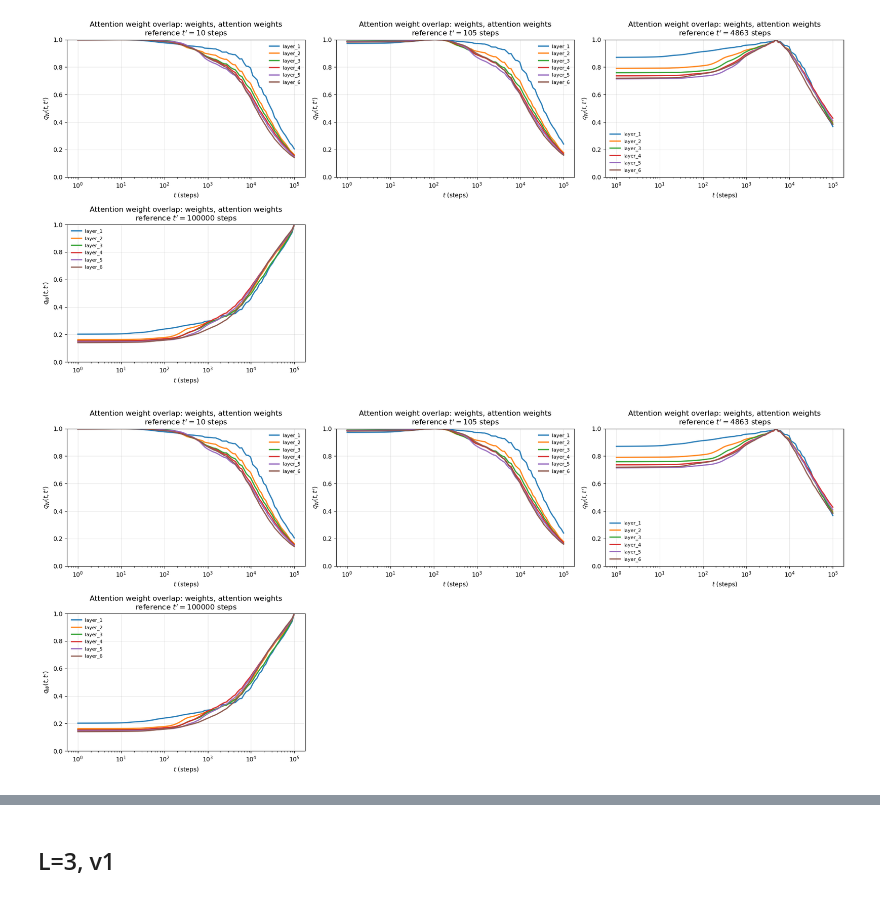
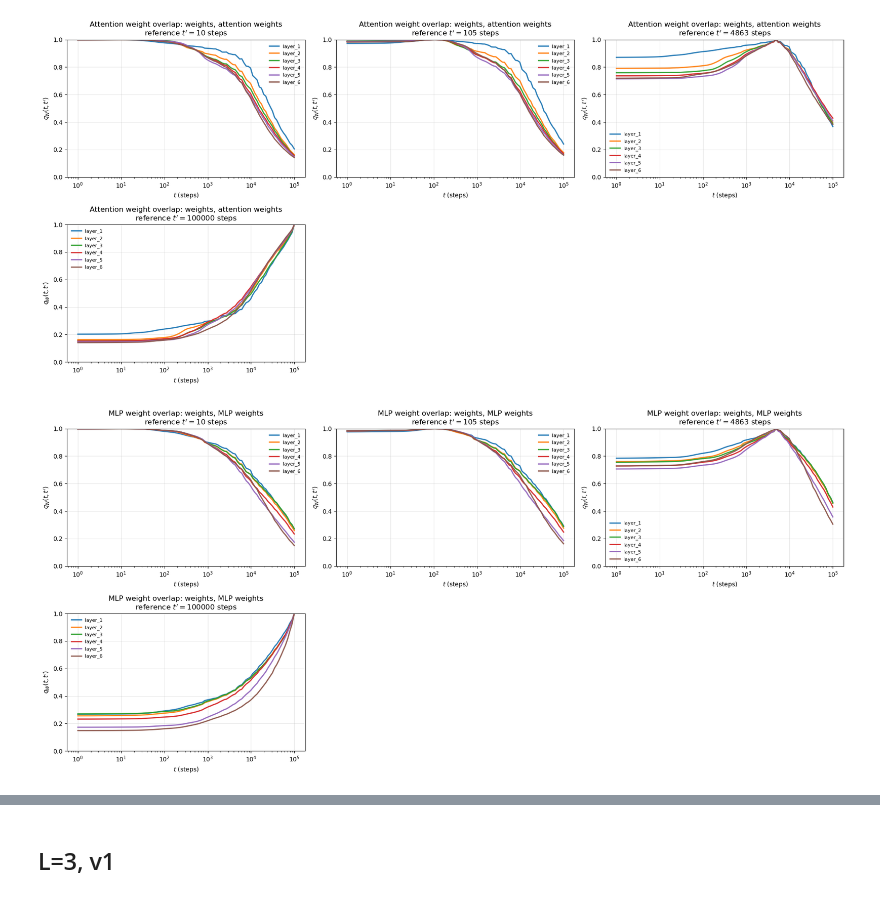
Before and after one commit to f-damico/small-language-modelling, a Jupyter notebook: notebook_overlaps.ipynb, the cells around one changed output, grey strips where cells are left out. Cells and saved outputs as stored; diff of their text form; code cells hidden in the pictures.

```diff
--- a/notebook_overlaps.ipynb
+++ b/notebook_overlaps.ipynb
@@ -1913,24 +1915,24 @@ fig_attn, axs_attn, info_attn = plot_ntp_representation_self_overlap_vs_time(
 # %% [output]
 [figure]
 # %%
-fig_attn, axs_attn, info_attn = plot_ntp_representation_self_overlap_vs_time(
+fig_mlp, axs_mlp, info_mlp = plot_ntp_representation_self_overlap_vs_time(
     results_dir=(
         "/mnt/beegfs/2a/mb12724/franc/"
         "small-language-modelling/collected_results/"
         "overlap_weights_TR2_L3_v1/"
     ),
     overlap_target="weights",
 
-    weight_level="attention",
+    weight_level="mlp",
 
     reference_times=[10, 100, 5000, 100000],
     time_key="steps",
 
     x_mode="absolute",
     xscale="log",
     only_t_ge_tprime=False,
 
-    title_prefix="Attention weight overlap",
+    title_prefix="MLP weight overlap",
 )
 # %% [output]
-[figure, old version]
+[figure, new version]
```
Also changed, not shown: parts of 7 cells of this notebook, 16 other files.
